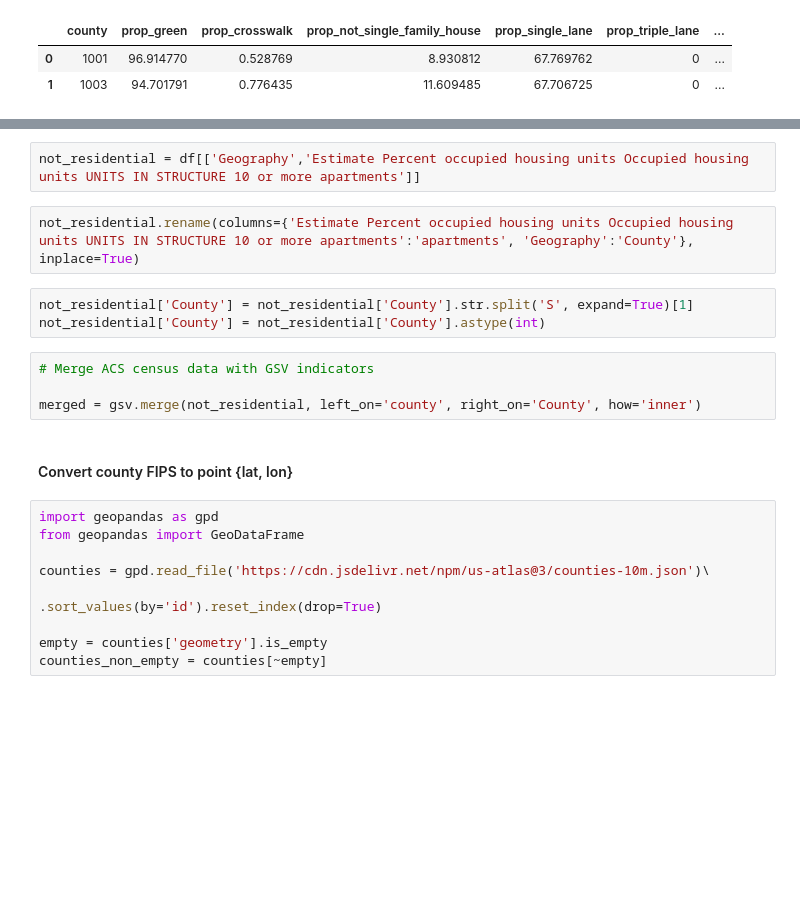
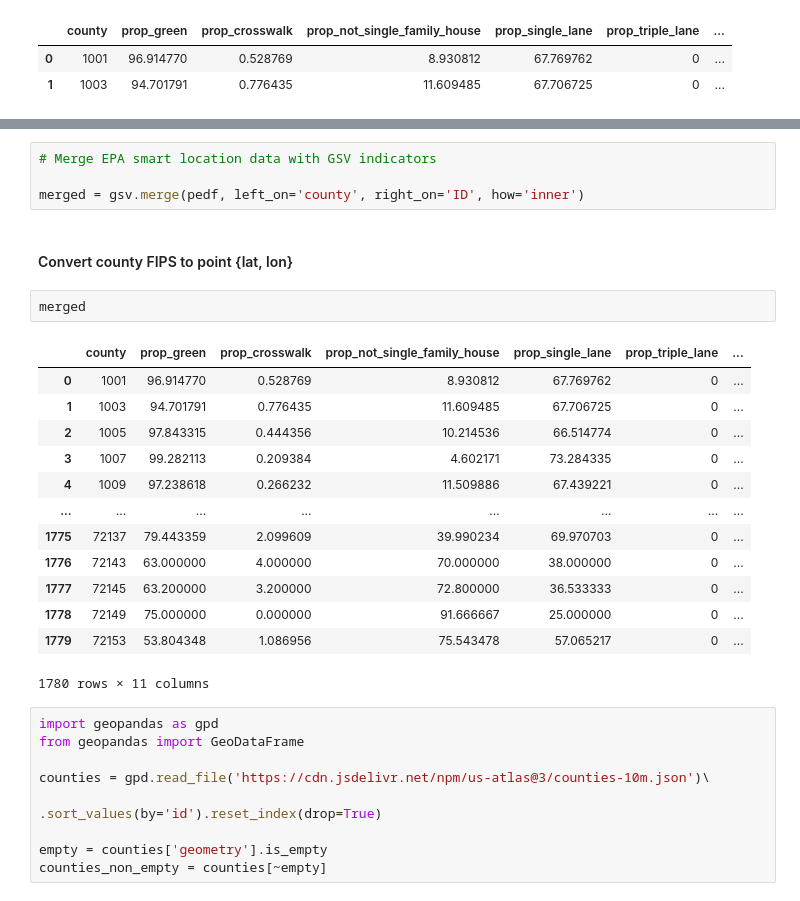
Before and after one commit to marquisvictor/GeogWCC, a Jupyter notebook: Zipcode2County.ipynb, the cells around one changed output, grey strips where cells are left out. Saved outputs shown, nothing was run; the diff lists cells and outputs as text; blank space fills up the shorter version.

```diff
--- a/Zipcode2County.ipynb
+++ b/Zipcode2County.ipynb
@@ -53,16 +58,25 @@ df.head(2)
-# %%
-not_residential = df[['Geography','Estimate Percent occupied housing units Occupied housing units UNITS IN STRUCTURE 10 or more apartments']]
-# %%
-not_residential.rename(columns={'Estimate Percent occupied housing units Occupied housing units UNITS IN STRUCTURE 10 or more apartments':'apartments', 'Geography':'County'}, inplace=True)
-# %%
-not_residential['County'] = not_residential['County'].str.split('S', expand=True)[1]
-not_residential['County'] = not_residential['County'].astype(int)
 # %%
-# Merge ACS census data with GSV indicators
+# Merge EPA smart location data with GSV indicators
 
-merged = gsv.merge(not_residential, left_on='county', right_on='County', how='inner')
+merged = gsv.merge(pedf, left_on='county', right_on='ID', how='inner')
 # %% [markdown]
 #### Convert county FIPS to point {lat, lon}
+# %%
+merged
+# %% [output]
+|  | county | prop_green | prop_crosswalk | prop_not_single_family_house | prop_single_lane | prop_triple_lane | ... |
+| 0 | 1001 | 96.914770 | 0.528769 | 8.930812 | 67.769762 | 0 | ... |
+| 1 | 1003 | 94.701791 | 0.776435 | 11.609485 | 67.706725 | 0 | ... |
+| 2 | 1005 | 97.843315 | 0.444356 | 10.214536 | 66.514774 | 0 | ... |
+| 3 | 1007 | 99.282113 | 0.209384 | 4.602171 | 73.284335 | 0 | ... |
+| 4 | 1009 | 97.238618 | 0.266232 | 11.509886 | 67.439221 | 0 | ... |
+| ... | ... | ... | ... | ... | ... | ... | ... |
+| 1775 | 72137 | 79.443359 | 2.099609 | 39.990234 | 69.970703 | 0 | ... |
+| 1776 | 72143 | 63.000000 | 4.000000 | 70.000000 | 38.000000 | 0 | ... |
+| 1777 | 72145 | 63.200000 | 3.200000 | 72.800000 | 36.533333 | 0 | ... |
+| 1778 | 72149 | 75.000000 | 0.000000 | 91.666667 | 25.000000 | 0 | ... |
+| 1779 | 72153 | 53.804348 | 1.086956 | 75.543478 | 57.065217 | 0 | ... |
+1780 rows × 11 columns
 # %%
 import geopandas as gpd
 from geopandas import GeoDataFrame
```
Also changed, not shown: parts of 33 cells of this notebook, 17 other files.
